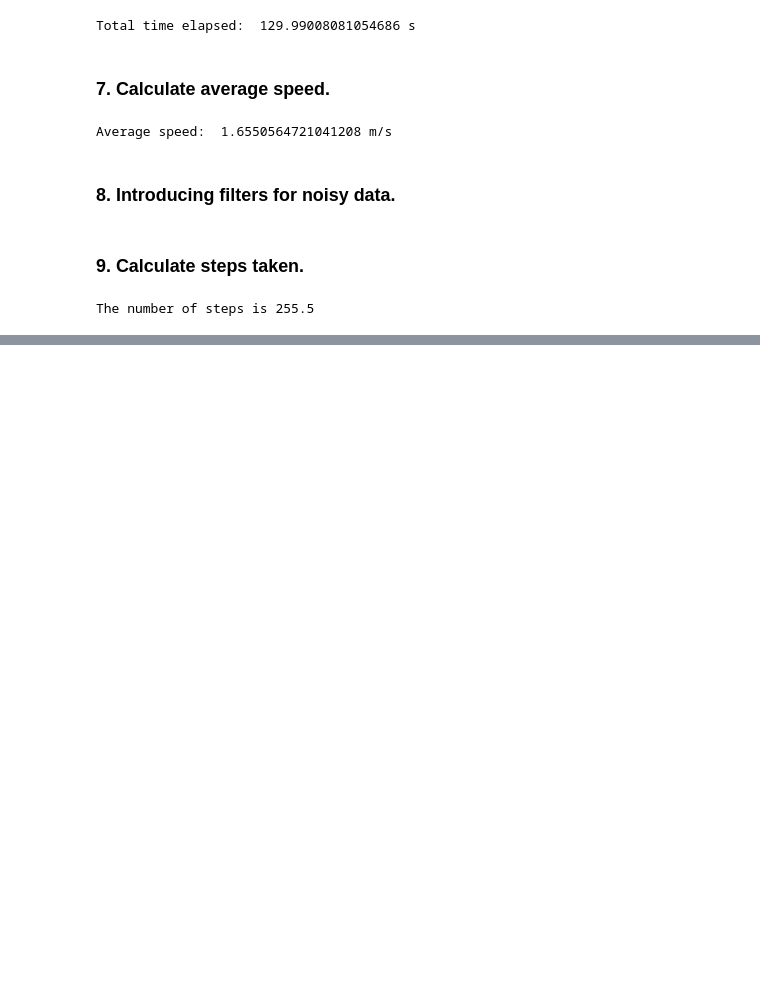
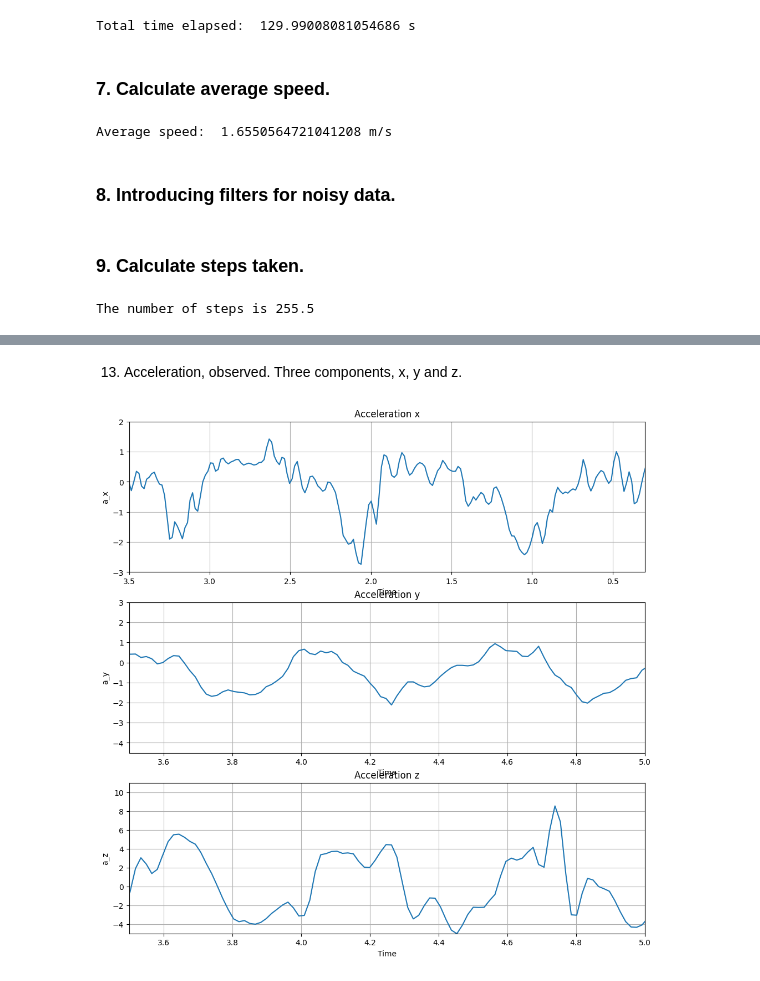
Before and after one commit to eveliinahampus/physics-project, a Jupyter notebook: hampusE.ipynb, the cells around one changed output, grey strips where cells are left out. Cells and saved outputs as stored; diff of their text form; code cells hidden in the pictures; blank space fills up the shorter version.

```diff
--- a/hampusE.ipynb
+++ b/hampusE.ipynb
@@ -187,0 +239,35 @@ The number of steps is 255.5
+# %% [markdown]
+13. Acceleration, observed. Three components, x, y and z.
+# %%
+plt.figure(figsize=(12, 12))
+
+# Acceleration x
+plt.subplot(3, 1, 1)
+plt.plot(acc_data['seconds_elapsed'], acc_data['x'])
+plt.grid()
+plt.title('Acceleration x')
+plt.xlabel('Time')
+plt.ylabel('a_x')
+plt.axis([3.5, 0.3, -3, 2])
+
+# Acceleration y
+plt.subplot(3, 1, 2)
+plt.plot(acc_data['seconds_elapsed'], acc_data['y'])
+plt.grid()
+plt.title('Acceleration y')
+plt.xlabel('Time')
+plt.ylabel('a_y')
+plt.axis([3.5, 5, -4.5, 3])
+
+# Acceleration z
+plt.subplot(3, 1, 3)
+plt.plot(acc_data['seconds_elapsed'], acc_data['z'])
+plt.grid()
+plt.title('Acceleration z')
+plt.xlabel('Time')
+plt.ylabel('a_z')
+plt.axis([3.5, 5, -5, 11])
+
+plt.show()
+# %% [output]
+[figure, added]
```
Also changed, not shown: parts of 6 cells of this notebook.
